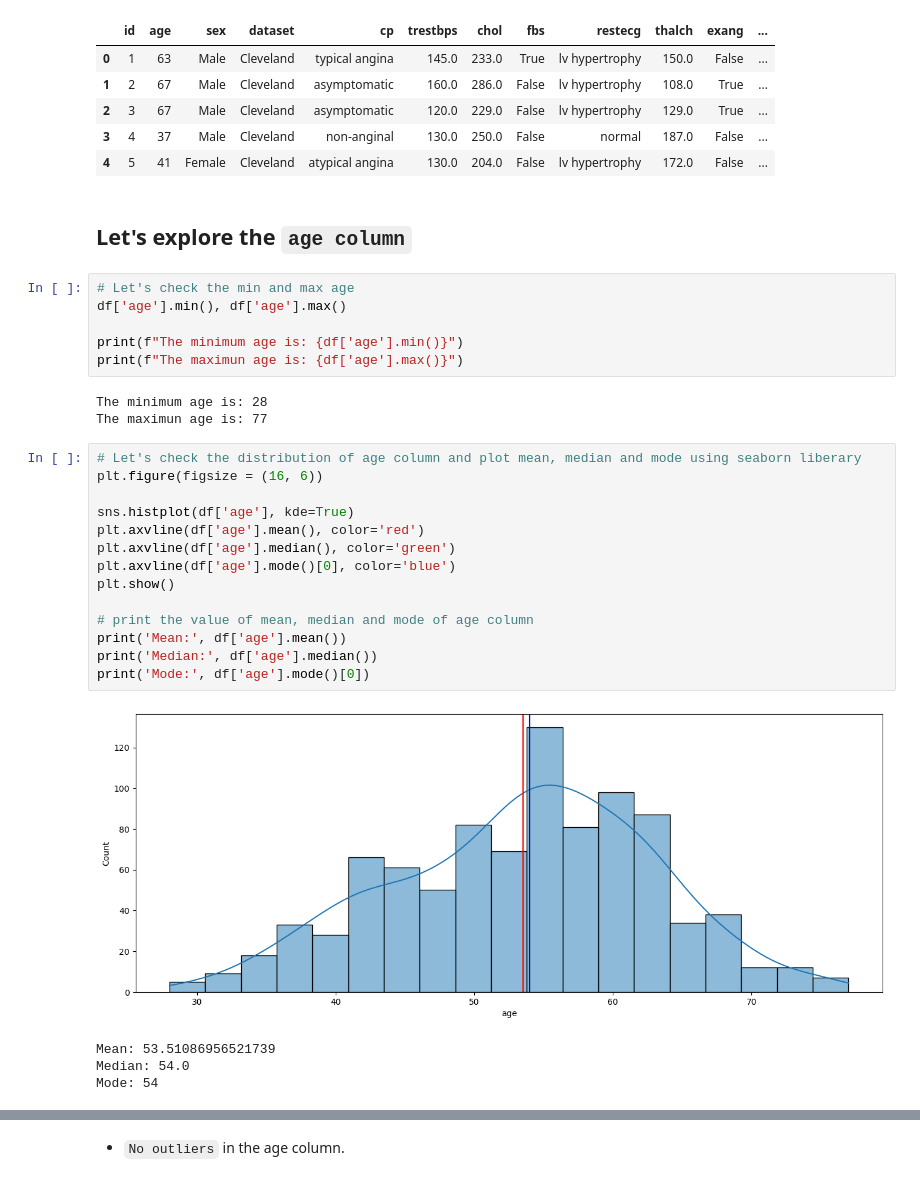
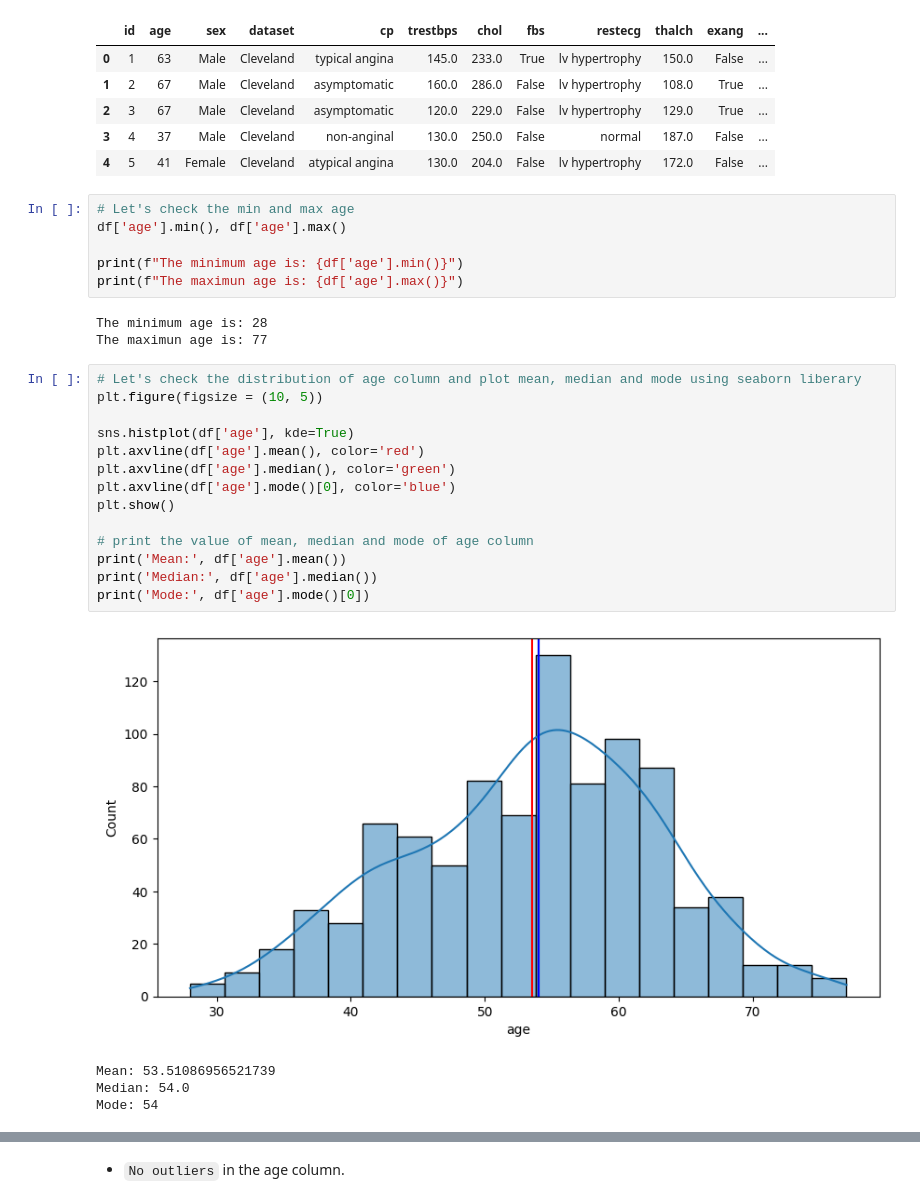
Before and after one commit to HaiderQadri/PYTHON-For-Data-Science_and_AI, a Jupyter notebook: 00_projects/02_heart_disease_prediction/heart_disease_eda_and_prediction.ipynb, the cells around one changed output, grey strips where cells are left out. Drawn from its saved outputs; the diff is of its cells as text.

```diff
--- a/00_projects/02_heart_disease_prediction/heart_disease_eda_and_prediction.ipynb
+++ b/00_projects/02_heart_disease_prediction/heart_disease_eda_and_prediction.ipynb
@@ -545,8 +545,6 @@ df.head()
 | 2 | 3 | 67 | Male | Cleveland | asymptomatic | 120.0 | 229.0 | False | lv hypertrophy | 129.0 | True | ... |
 | 3 | 4 | 37 | Male | Cleveland | non-anginal | 130.0 | 250.0 | False | normal | 187.0 | False | ... |
 | 4 | 5 | 41 | Female | Cleveland | atypical angina | 130.0 | 204.0 | False | lv hypertrophy | 172.0 | False | ... |
-# %% [markdown]
-##  Let's explore the `age column`
 # %%
 # Let's check the min and max age
 df['age'].min(), df['age'].max()
@@ -558,20 +556,20 @@ The minimum age is: 28
 The maximun age is: 77
 # %%
 # Let's check the distribution of age column and plot mean, median and mode using seaborn liberary
-plt.figure(figsize = (16, 6))
+plt.figure(figsize = (10, 5))
 
 sns.histplot(df['age'], kde=True)
 plt.axvline(df['age'].mean(), color='red')
 plt.axvline(df['age'].median(), color='green')
 plt.axvline(df['age'].mode()[0], color='blue')
 plt.show()
 
 # print the value of mean, median and mode of age column
 print('Mean:', df['age'].mean())
 print('Median:', df['age'].median())
 print('Mode:', df['age'].mode()[0])
 # %% [output]
-[figure, old version]
+[figure, new version]
 Mean: 53.51086956521739
 Median: 54.0
 Mode: 54
```
Also changed, not shown: parts of 23 cells of this notebook.
